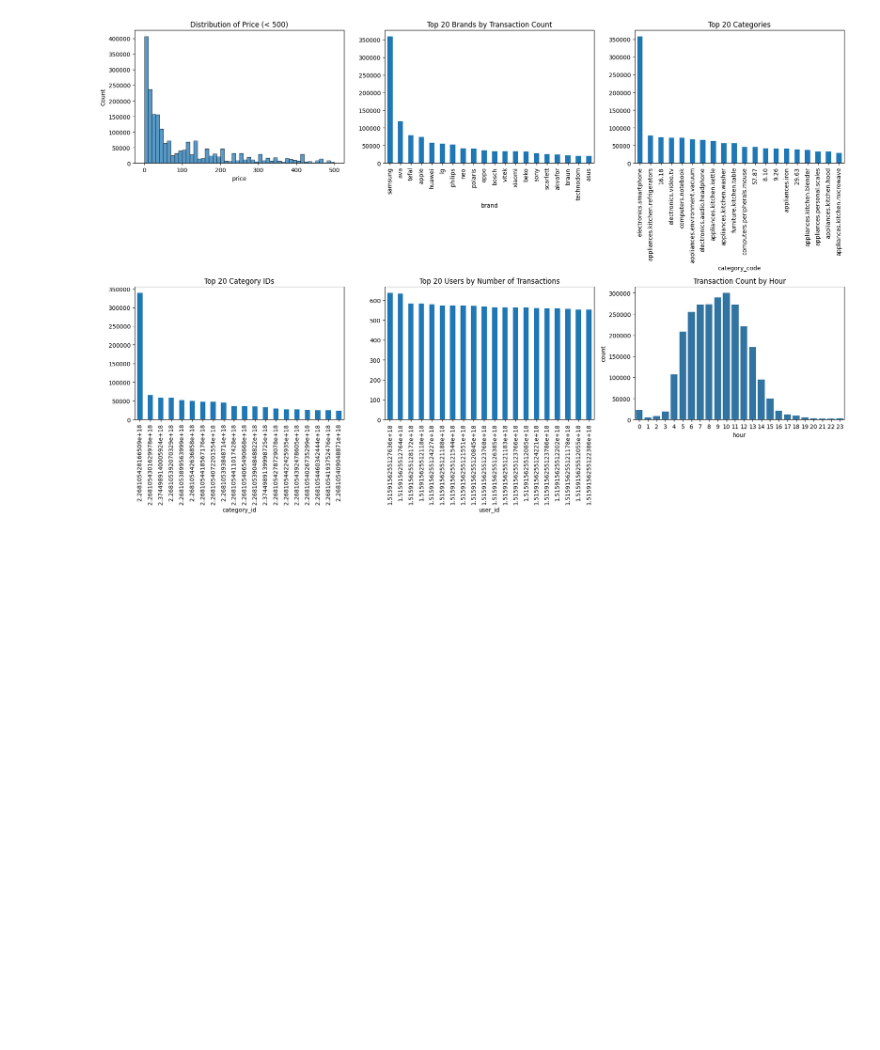
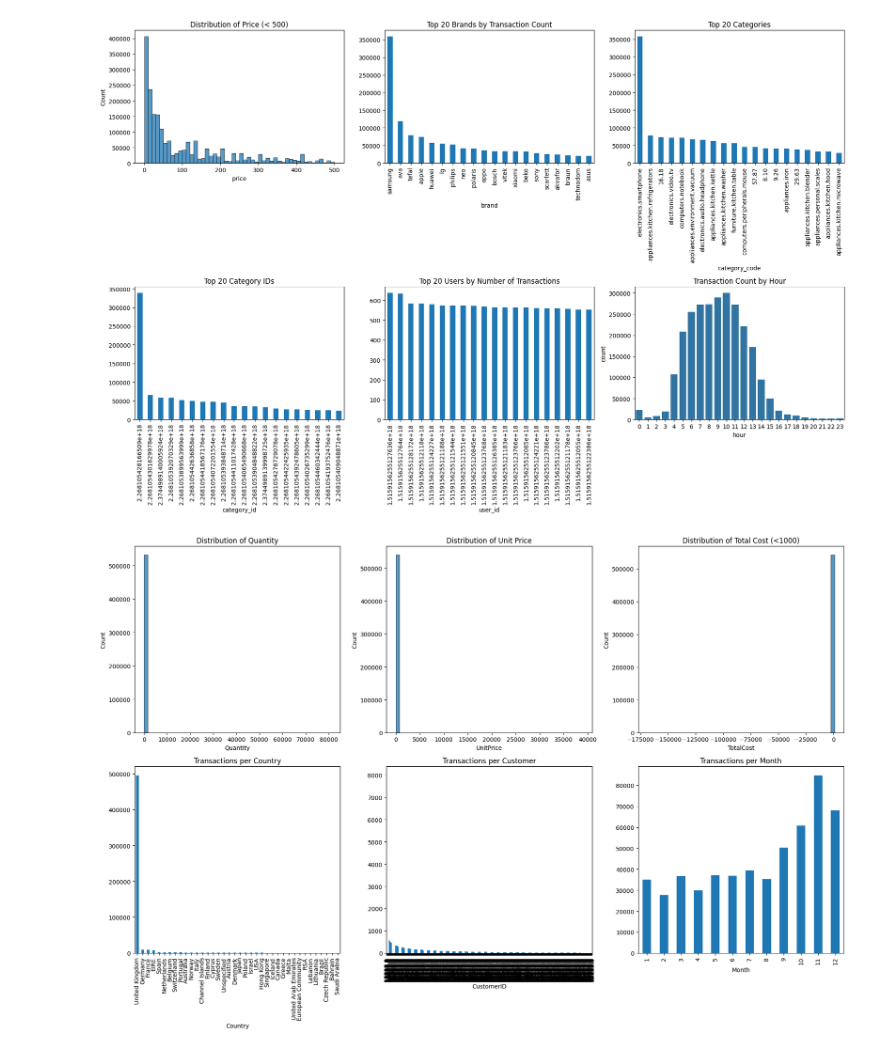
Before and after one commit to isyraffajar/Capstone-Asah, a Jupyter notebook: EDA.ipynb, the cells around one changed output. Cells and saved outputs as stored; diff of their text form; code cells hidden in the pictures; blank space fills up the shorter version.

```diff
--- a/EDA.ipynb
+++ b/EDA.ipynb
@@ -79,3 +84,40 @@ plt.tight_layout()
 plt.show()
 # %% [output]
 [figure]
+# %%
+# Hitung TotalCost
+df['TotalCost'] = df['Quantity'] * df['UnitPrice']
+
+# Buat figure
+fig, axes = plt.subplots(2, 3, figsize=(18, 12))
+
+# Distribusi Quantity (Jumlah barang per transaksi)
+sns.histplot(df[df['Quantity'] > 0]['Quantity'], bins=50, ax=axes[0,0])
+axes[0,0].set_title('Distribution of Quantity')
+
+# Distribusi UnitPrice
+sns.histplot(df[df['UnitPrice'] > 0]['UnitPrice'], bins=50, ax=axes[0,1])
+axes[0,1].set_title('Distribution of Unit Price')
+
+# Distribusi TotalCost
+sns.histplot(df[df['TotalCost'] < 1000]['TotalCost'], bins=50, ax=axes[0,2])
+axes[0,2].set_title('Distribution of Total Cost (<1000)')
+
+# Jumlah transaksi per negara
+df['Country'].value_counts().plot(kind='bar', ax=axes[1,0])
+axes[1,0].set_title('Transactions per Country')
+
+# Jumlah transaksi per CustomerID
+df['CustomerID'].value_counts().plot(kind='bar', ax=axes[1,1])
+axes[1,1].set_title('Transactions per Customer')
+
+# Distribusi waktu transaksi (per bulan)
+df['InvoiceDate'] = pd.to_datetime(df['InvoiceDate'])
+df['Month'] = df['InvoiceDate'].dt.month
+df['Month'].value_counts().sort_index().plot(kind='bar', ax=axes[1,2])
+axes[1,2].set_title('Transactions per Month')
+
+plt.tight_layout()
+plt.show()
+# %% [output]
+[figure, added]
```
Also changed, not shown: parts of 2 cells of this notebook.
